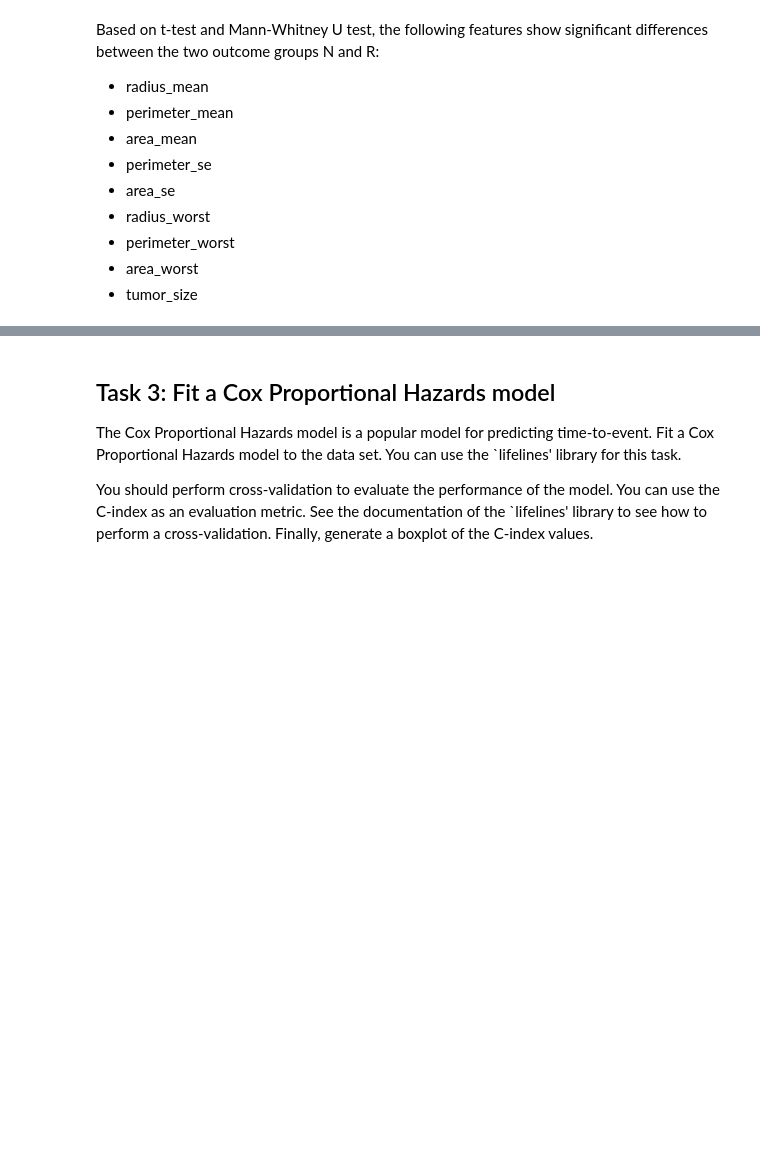
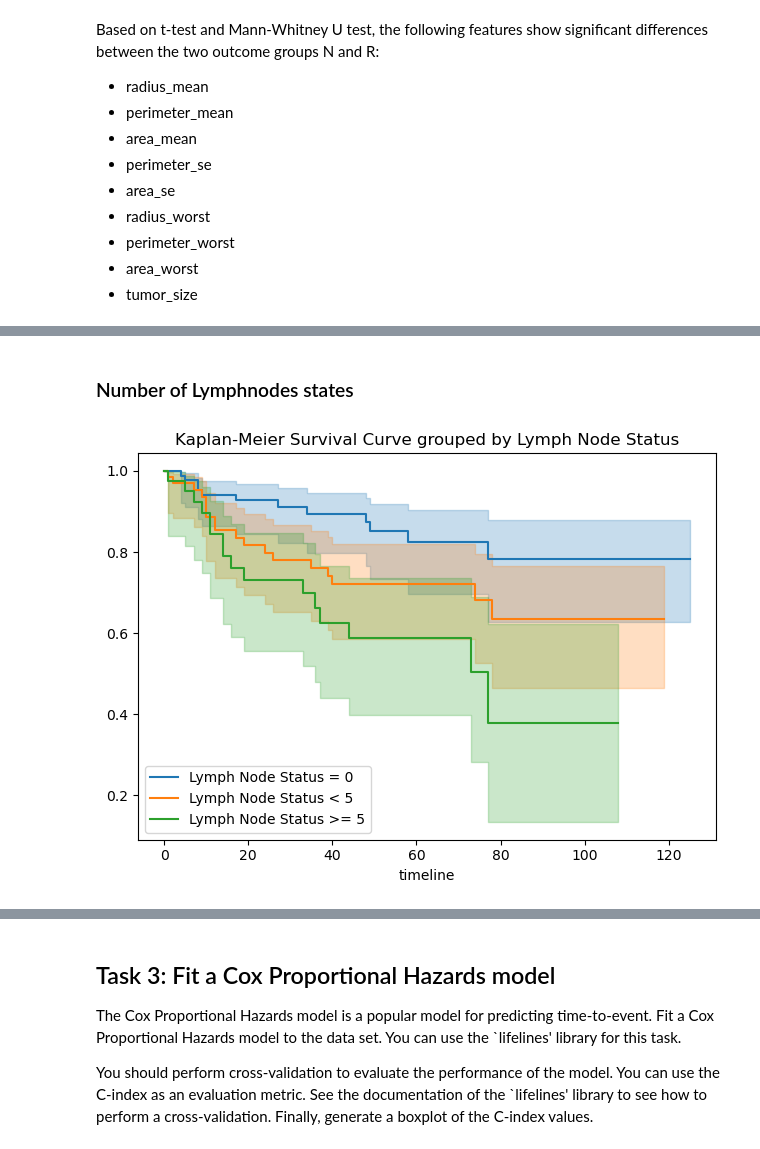
Before and after one commit to JulianMeigen/ML-handson, a Jupyter notebook: notebooks/5.0-SNJMMH-Day5.ipynb, the cells around one changed output, grey strips where cells are left out. Cells and saved outputs as stored; diff of their text form; code cells hidden in the pictures; blank space fills up the shorter version.

```diff
--- a/notebooks/5.0-SNJMMH-Day5.ipynb
+++ b/notebooks/5.0-SNJMMH-Day5.ipynb
@@ -192,0 +219,28 @@ You can also generate the survival curves for the features you consider importan
+# %% [markdown]
+### Number of Lymphnodes states
+# %%
+# Splitting Data based on lymph node status
+mask_lymph_0 = data["lymph_node_status"] == 0
+mask_lymph_smaller_5 = (data["lymph_node_status"] < 5 ) & (data["lymph_node_status"] > 0)
+mask_lymph_bigger_equal_5 = data["lymph_node_status"] >= 5
+
+T = data["time"]
+# Since E must be a boolean array, we convert the outcome to boolean
+E = data["outcome"] == 'R'  # Event occurred if outcome is 'R': If True, Recurrent, If False, Non-Recurrent
+
+# Plotting the Kaplan-Meier survival curves
+kmf = lifelines.KaplanMeierFitter()
+kmf.fit(T[mask_lymph_0], event_observed=E[mask_lymph_0])
+kmf.plot_survival_function(label="Lymph Node Status = 0")
+
+kmf.fit(T[mask_lymph_smaller_5], event_observed=E[mask_lymph_smaller_5])
+kmf.plot_survival_function(label="Lymph Node Status < 5")
+
+kmf.fit(T[mask_lymph_bigger_equal_5], event_observed=E[mask_lymph_bigger_equal_5])
+kmf.plot_survival_function(label="Lymph Node Status >= 5")
+plt.title("Kaplan-Meier Survival Curve grouped by Lymph Node Status")
+plt.legend()
+plt.tight_layout()
+plt.show()
+# %% [output]
+[figure, added]
```
Also changed, not shown: parts of 7 cells of this notebook, 1 other file.
